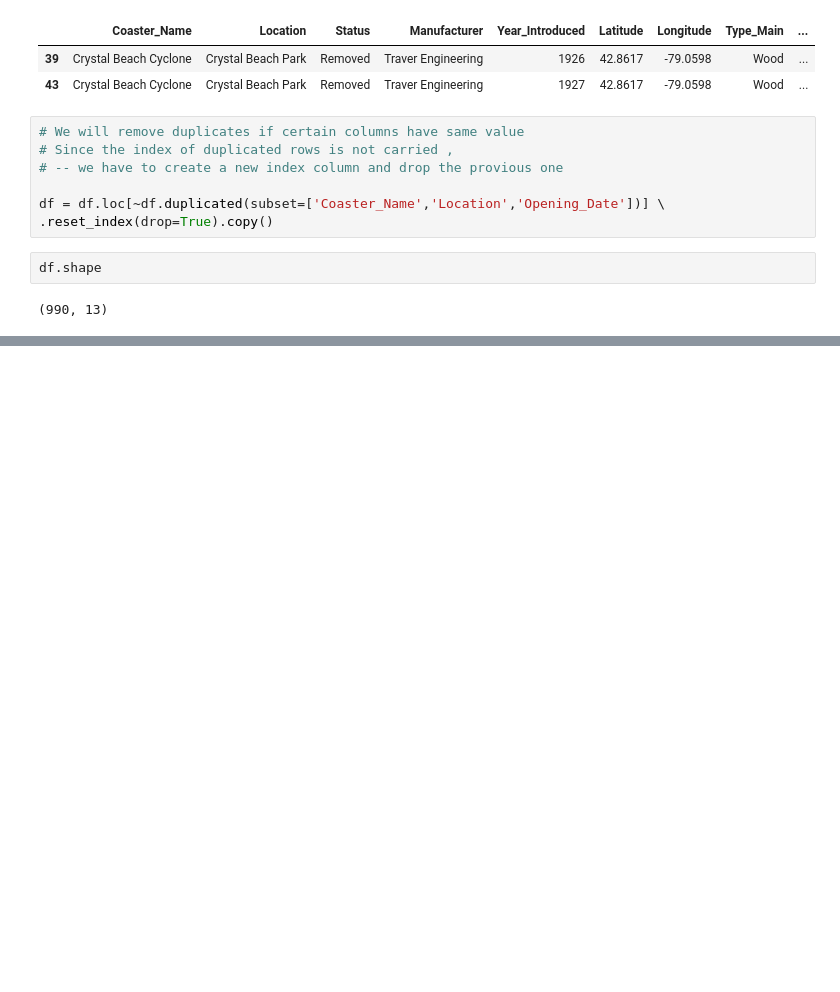
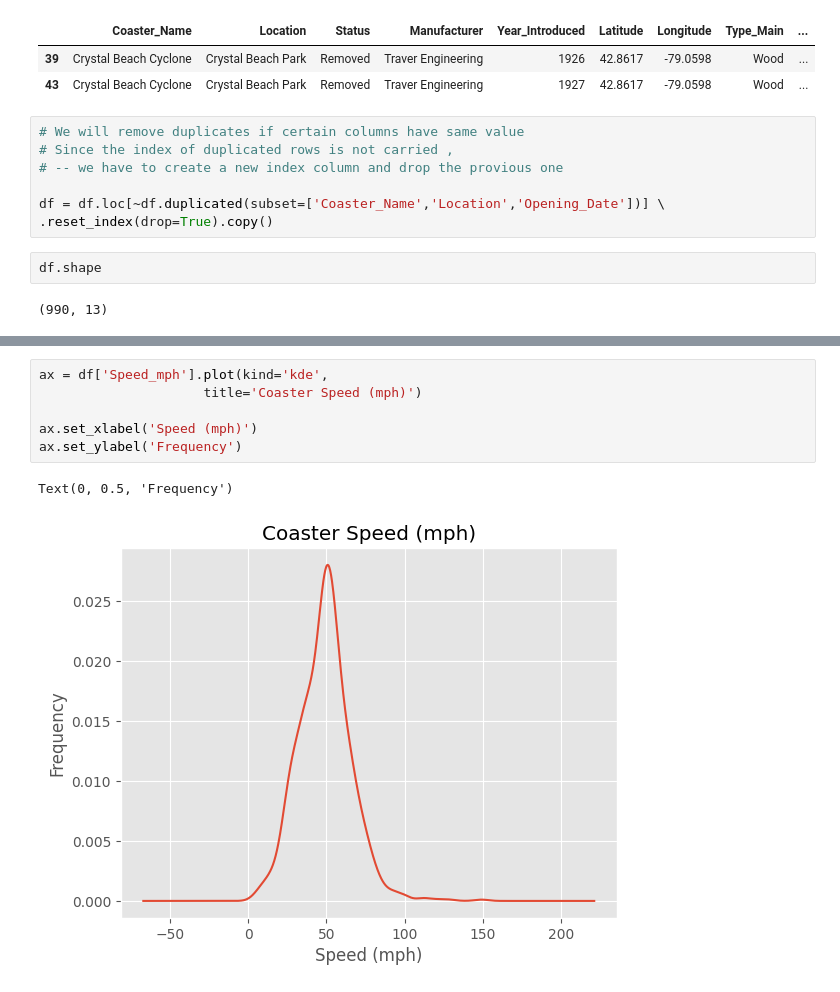
Before and after one commit to VivekAndola/Data-Analysis-Projects, a Jupyter notebook: project-1-roller-coaster-dataset.ipynb, the cells around one changed output, grey strips where cells are left out. Saved outputs shown, nothing was run; the diff lists cells and outputs as text; blank space fills up the shorter version.

```diff
--- a/project-1-roller-coaster-dataset.ipynb
+++ b/project-1-roller-coaster-dataset.ipynb
@@ -179,0 +209,9 @@ df.shape
+# %%
+ax = df['Speed_mph'].plot(kind='kde',
+                     title='Coaster Speed (mph)')
+
+ax.set_xlabel('Speed (mph)')
+ax.set_ylabel('Frequency')
+# %% [output]
+Text(0, 0.5, 'Frequency')
+[figure, added]
```
Also changed, not shown: parts of 3 cells of this notebook.
